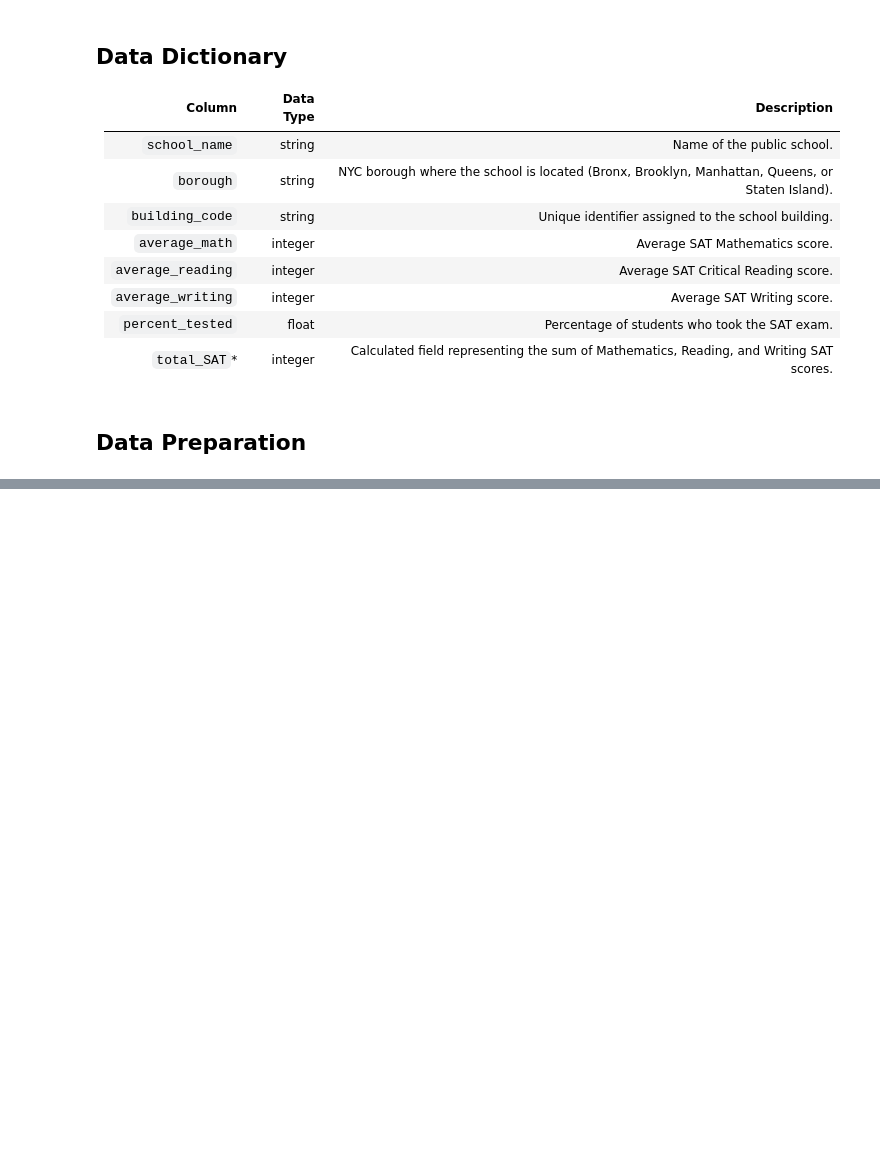
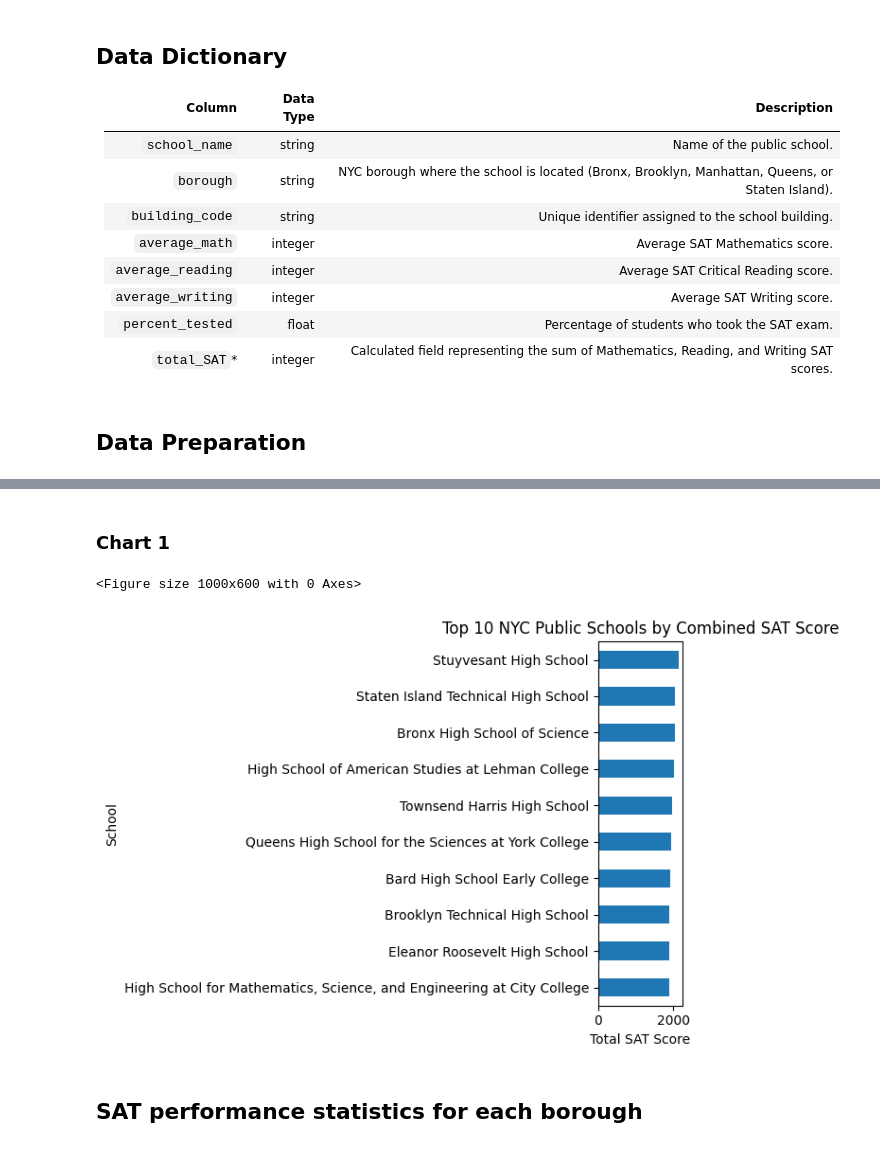
Before and after one commit to JoseAAngelT/data-portfolio, a Jupyter notebook: analytics/exploring_NYC_public_school_exam_scores/notebook/exploring_NYC_public_school_exam_scores.ipynb, the cells around one changed output, grey strips where cells are left out. Cells and saved outputs as stored; diff of their text form; code cells hidden in the pictures; blank space fills up the shorter version.

```diff
--- a/analytics/exploring_NYC_public_school_exam_scores/notebook/exploring_NYC_public_school_exam_scores.ipynb
+++ b/analytics/exploring_NYC_public_school_exam_scores/notebook/exploring_NYC_public_school_exam_scores.ipynb
@@ -47,0 +84,10 @@ Error:
+# %%
+# Rank schools by total SAT score
+top_10_schools = (
+    schools[["school_name", "total_SAT"]]
+    .sort_values("total_SAT", ascending=False)
+    .head(10)
+)
+
+# Display the top 10 schools by total SAT score
+print(f"Top 10 Schools by Total SAT Score:\n{top_10_schools}")
@@ -47,0 +107,23 @@ Error:
+# %% [markdown]
+### Chart 1
+# %%
+# The chart ranks the ten highest-performing schools based on their combined SAT scores.
+plt.figure(figsize=(10, 6))
+
+top_10_schools.sort_values("total_SAT").plot(
+    kind="barh",
+    x="school_name",
+    y="total_SAT",
+    legend=False
+)
+
+plt.title("Top 10 NYC Public Schools by Combined SAT Score")
+plt.xlabel("Total SAT Score")
+plt.ylabel("School")
+plt.tight_layout()
+plt.show()
+# %% [output]
+<Figure size 1000x600 with 0 Axes>
+[figure, added]
+# %% [markdown]
+## SAT performance statistics for each borough
```
Also changed, not shown: parts of 13 cells of this notebook, 8 other files.
